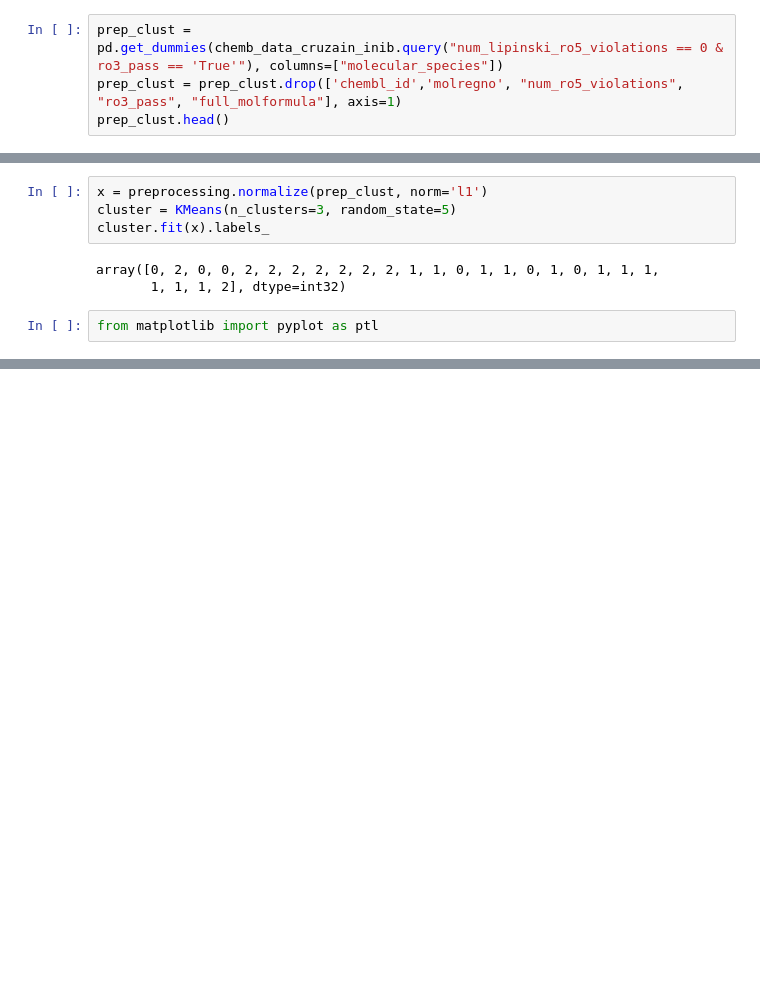
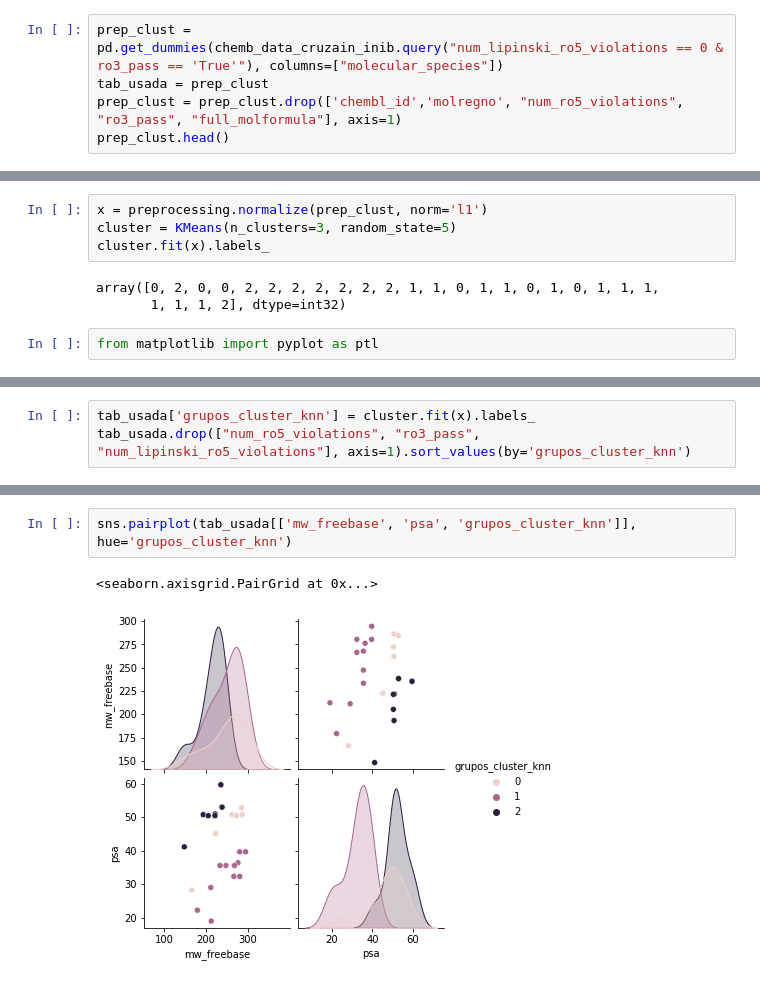
Before and after one commit to alverad-katsuro/chembl_analyser, a Jupyter notebook: Dados.ipynb, the cells around one changed output, grey strips where cells are left out. Cells and saved outputs as stored; diff of their text form; blank space fills up the shorter version.

```diff
--- a/Dados.ipynb
+++ b/Dados.ipynb
@@ -198,5 +102,6 @@ chemb_data_cruzain_inib.query("num_lipinski_ro5_violations == 0 & ro3_pass == 'T
 # %%
 prep_clust = pd.get_dummies(chemb_data_cruzain_inib.query("num_lipinski_ro5_violations == 0 & ro3_pass == 'True'"), columns=["molecular_species"])
+tab_usada = prep_clust
 prep_clust = prep_clust.drop(['chembl_id','molregno', "num_ro5_violations", "ro3_pass", "full_molformula"], axis=1)
 prep_clust.head()
 # %% [output]
@@ -236,0 +180,3 @@ plt.scatter(x=prep_clust[['mw_freebase']], y=prep_clust.psa, c=cluster.fit(x).la
+# %%
+tab_usada['grupos_cluster_knn'] = cluster.fit(x).labels_
+tab_usada.drop(["num_ro5_violations", "ro3_pass", "num_lipinski_ro5_violations"], axis=1).sort_values(by='grupos_cluster_knn')
@@ -236,0 +201,5 @@ plt.scatter(x=prep_clust[['mw_freebase']], y=prep_clust.psa, c=cluster.fit(x).la
+# %%
+sns.pairplot(tab_usada[['mw_freebase', 'psa', 'grupos_cluster_knn']], hue='grupos_cluster_knn')
+# %% [output]
+<seaborn.axisgrid.PairGrid at 0x...>
+[figure, added]
```
Also changed, not shown: parts of 18 cells of this notebook, 3 other files.
